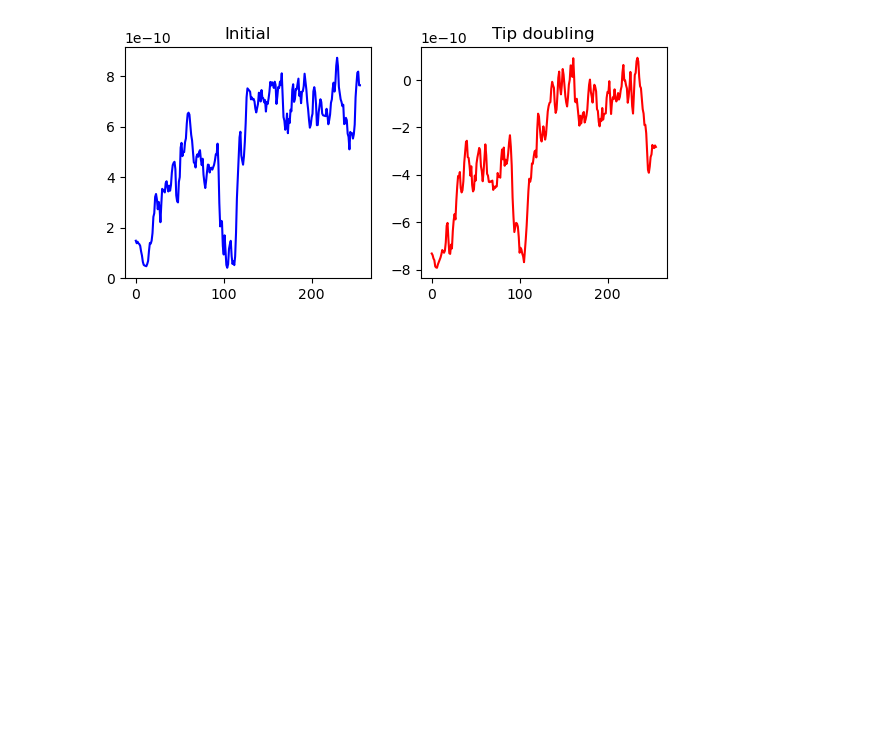
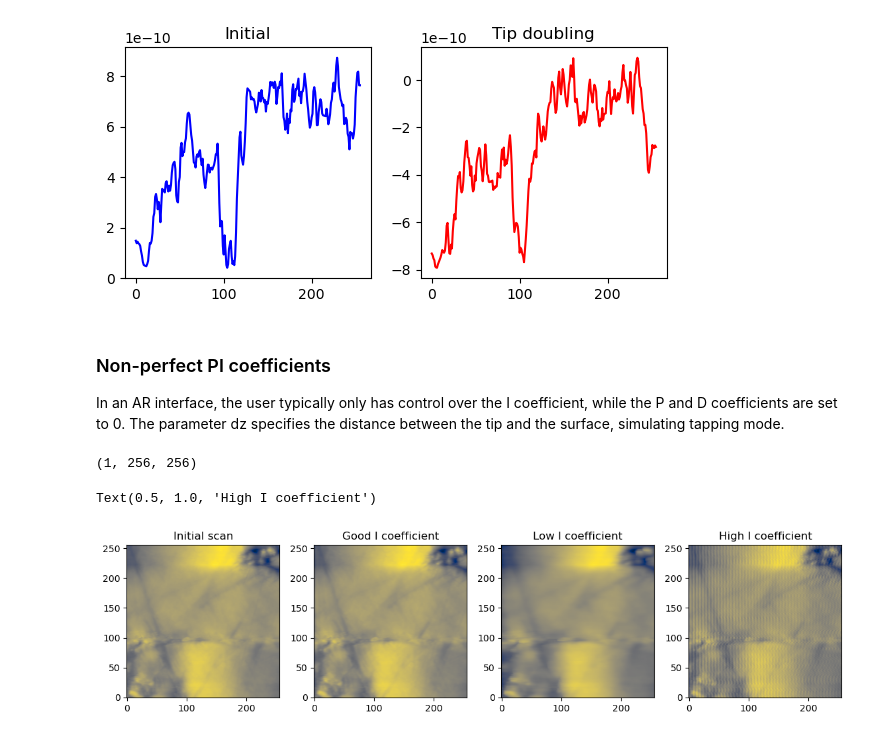
Before and after one commit to pycroscopy/DTMicroscope, a Jupyter notebook: DTMicroscope/notebooks/1_AFM_DT_basic_example.ipynb, the cells around one changed output. Cells and saved outputs as stored; diff of their text form; code cells hidden in the pictures; blank space fills up the shorter version.

```diff
--- a/DTMicroscope/notebooks/1_AFM_DT_basic_example.ipynb
+++ b/DTMicroscope/notebooks/1_AFM_DT_basic_example.ipynb
@@ -313,3 +259,40 @@ ax[1].set_title('Tip doubling')
 # %% [output]
 Text(0.5, 1.0, 'Tip doubling')
 [figure]
+# %% [markdown]
+### Non-perfect PI coefficients
+
+In an AR interface, the user typically only has control over the I coefficient, while the P and D coefficients are set to 0. The parameter dz specifies the distance between the tip and the surface, simulating tapping mode.
+# %%
+kwargs_low_I = {'I': 2, 'dz':10e-9, 'sample_rate': 2000}
+kwargs_high_I = {'I': 30, 'dz':10e-9, 'sample_rate': 2000}
+kwargs_normal_I = {'I': 10, 'dz':10e-9, 'sample_rate': 2000}
+# %%
+dat =  m.get_scan(channels=['HeightRetrace',], modification=None)
+
+mod_dict = [{'effect': 'real_PID', 'kwargs': kwargs_normal_I},]
+dat_norm =  m.get_scan(channels=['HeightRetrace',], modification=mod_dict)
+
+mod_dict = [{'effect': 'real_PID', 'kwargs': kwargs_low_I},]
+dat_low =  m.get_scan(channels=['HeightRetrace',], modification=mod_dict)
+
+mod_dict = [{'effect': 'real_PID', 'kwargs': kwargs_high_I},]
+dat_high =  m.get_scan(channels=['HeightRetrace',], modification=mod_dict)
+
+dat_high.shape
+# %% [output]
+(1, 256, 256)
+# %%
+fig, ax = plt.subplots(1, 4, figsize=(14,3))
+
+ax[0].imshow(dat[0].T, cmap='cividis', origin='lower')
+ax[0].set_title('Initial scan')
+ax[1].imshow(dat_norm[0].T, cmap='cividis', origin='lower')
+ax[1].set_title('Good I coefficient')
+ax[2].imshow(dat_low[0].T, cmap='cividis', origin='lower')
+ax[2].set_title('Low I coefficient')
+ax[3].imshow(dat_high[0].T, cmap='cividis', origin='lower')
+ax[3].set_title('High I coefficient')
+# %% [output]
+Text(0.5, 1.0, 'High I coefficient')
+[figure, added]
```
Also changed, not shown: parts of 12 cells of this notebook, 2 other files.
